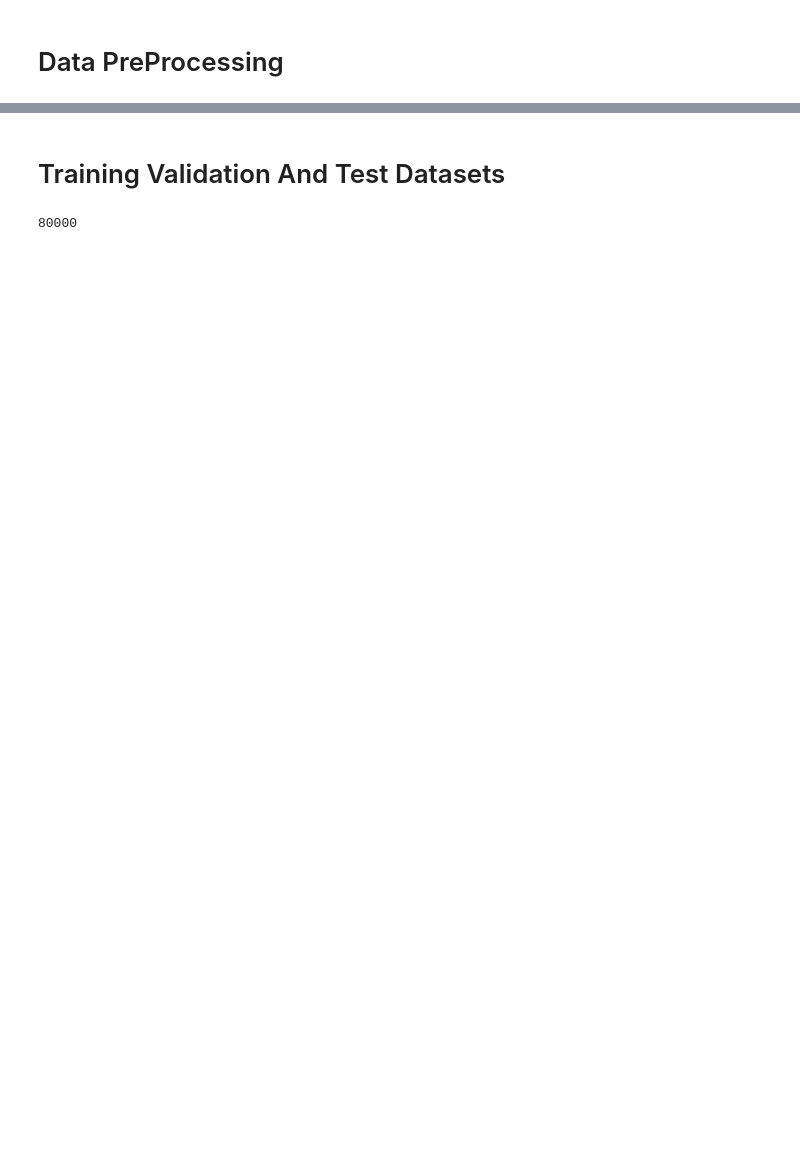
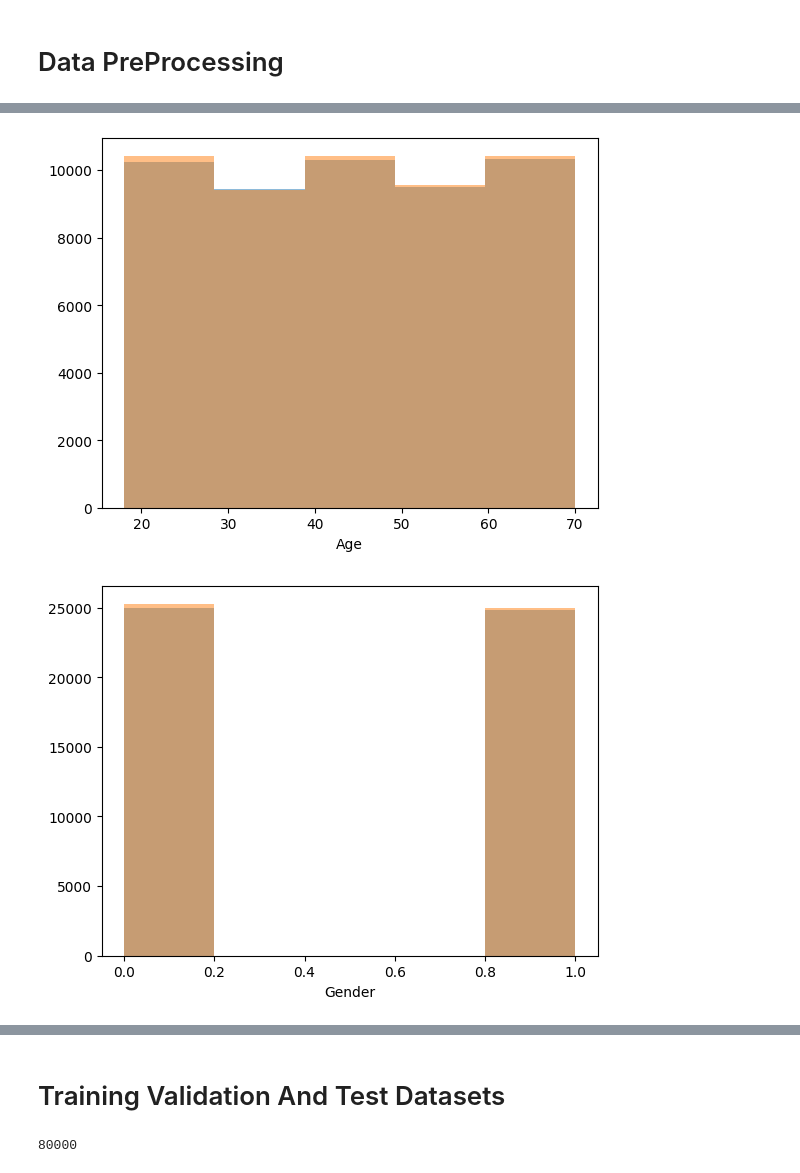
Before and after one commit to ThermalDust095/Churn-Predictor, a Jupyter notebook: predictor.ipynb, the cells around one changed output, grey strips where cells are left out. Saved outputs shown, nothing was run; the diff lists cells and outputs as text; code cells hidden in the pictures; blank space fills up the shorter version.

```diff
--- a/predictor.ipynb
+++ b/predictor.ipynb
@@ -51,0 +87,13 @@ churn_data
+# %%
+churn = churn_data[churn_data['Churn'] == 1]
+no_churn = churn_data[churn_data['Churn'] == 0]
+
+for col in churn_data:
+    # Create histograms for Churn and No Churn
+    plt.hist(churn[col], alpha=0.5, label='Churn', bins=5)
+    plt.hist(no_churn[col], alpha=0.5, label='No Churn', bins=5)
+    plt.xlabel(col)
+    plt.show()
+# %% [output]
+[figure, added]
+[figure, added]
```
Also changed, not shown: parts of 10 cells of this notebook.
